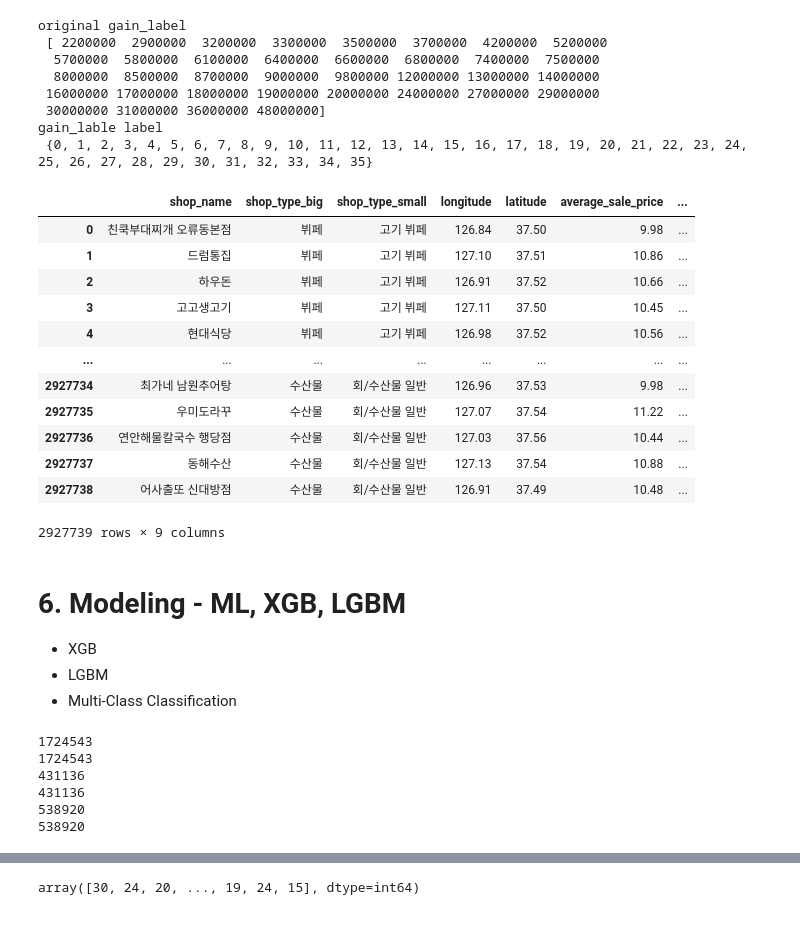
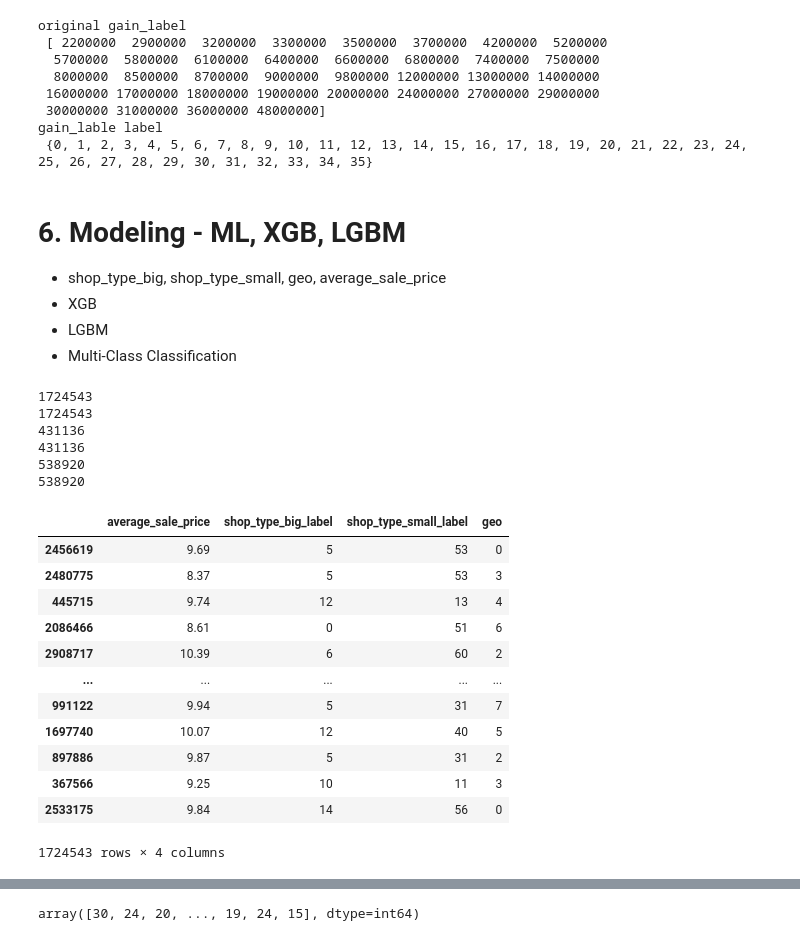
Before and after one commit to iDolphin99/Commerical_data_analysis, a Jupyter notebook: dolphin/baseline_classification_big_NLP.ipynb, the cells around one changed output, grey strips where cells are left out. Saved outputs shown, nothing was run; the diff lists cells and outputs as text; code cells hidden in the pictures.

```diff
--- a/dolphin/baseline_classification_big_NLP.ipynb
+++ b/dolphin/baseline_classification_big_NLP.ipynb
@@ -232,13 +214,10 @@ Text(0.5, 1.0, 'k-mean')
 # %%
-# average_sale_price -> skewed feature
-# log정규화
+# average_sale_price -> skewed data
+# log transfromation
 from sklearn.preprocessing import MinMaxScaler, RobustScaler, StandardScaler, Normalizer
 
 scale_cols = ['average_sale_price']
-
-for c in scale_cols :
-    scaled_data = pd.DataFrame(np.log1p(processed_data[c]))
-    processed_data[c] = scaled_data
+processed_data[scale_cols] = processed_data[scale_cols].apply(lambda x : np.log1p(x))
 
 processed_data
 # %% [output]
@@ -448,20 +380,23 @@ print(price_list)
 
 - 모든 업종이 중간값 보다 편차가 너무 커서 폐기
 # %%
+group_big_gain = labeled_data[['shop_type_big_label','monthly_gain']].groupby('shop_type_big_label')
+df_group_big_gain = group_big_gain.describe().droplevel(axis=1,level=0)
+
 min_dict = df_group_big_gain['min'].to_dict()
 mean_dict = df_group_big_gain['mean'].to_dict()
 max_dict = df_group_big_gain['max'].to_dict()
 std_dict = df_group_big_gain['std'].to_dict()
 
+price_dict = []
 def labeling(x) :
-    price_dict = []
     for i in range(0, 15) :
         max_price = mean_dict[i] + std_dict[i]
         if mean_dict[i]-std_dict[i] <= 0 : min_price = 0
         else : min_price = mean_dict[i] - std_dict[i]
 
         if x <= min  : return min/2
-        elif x>= max : return
+        elif x >= max : return
     return i
 
 print(price_dict)
@@ -706,22 +672,6 @@ original gain_label
  30000000 31000000 36000000 48000000]
 gain_lable label
  {0, 1, 2, 3, 4, 5, 6, 7, 8, 9, 10, 11, 12, 13, 14, 15, 16, 17, 18, 19, 20, 21, 22, 23, 24, 25, 26, 27, 28, 29, 30, 31, 32, 33, 34, 35}
-# %%
-input_data_X
-# %% [output]
-|  | shop_name | shop_type_big | shop_type_small | longitude | latitude | average_sale_price | ... |
-| 0 | 친쿡부대찌개 오류동본점 | 뷔페 | 고기 뷔페 | 126.84 | 37.50 | 9.98 | ... |
-| 1 | 드럼통집 | 뷔페 | 고기 뷔페 | 127.10 | 37.51 | 10.86 | ... |
-| 2 | 하우돈 | 뷔페 | 고기 뷔페 | 126.91 | 37.52 | 10.66 | ... |
-| 3 | 고고생고기 | 뷔페 | 고기 뷔페 | 127.11 | 37.50 | 10.45 | ... |
-| 4 | 현대식당 | 뷔페 | 고기 뷔페 | 126.98 | 37.52 | 10.56 | ... |
-| ... | ... | ... | ... | ... | ... | ... | ... |
-| 2927734 | 최가네 남원추어탕 | 수산물 | 회/수산물 일반 | 126.96 | 37.53 | 9.98 | ... |
-| 2927735 | 우미도라꾸 | 수산물 | 회/수산물 일반 | 127.07 | 37.54 | 11.22 | ... |
-| 2927736 | 연안해물칼국수 행당점 | 수산물 | 회/수산물 일반 | 127.03 | 37.56 | 10.44 | ... |
-| 2927737 | 동해수산 | 수산물 | 회/수산물 일반 | 127.13 | 37.54 | 10.88 | ... |
-| 2927738 | 어사출또 신대방점 | 수산물 | 회/수산물 일반 | 126.91 | 37.49 | 10.48 | ... |
-2927739 rows × 9 columns
 # %%
 # train/ test data 로 split
 tr_val_X, test_X, tr_val_y, test_y = train_test_split(
@@ -744,14 +694,15 @@ train_X, valid_X, train_y, valid_y = train_test_split(
 )
 # %% [markdown]
 # 6. Modeling - ML, XGB, LGBM
+- shop_type_big, shop_type_small, geo, average_sale_price
 - XGB
 - LGBM
 - Multi-Class Classification
 # %%
 # ml용 data에는 _ml을 붙여줍니다
-train_X_ml = train_X.drop('shop_name', axis=1).copy()
-valid_X_ml = valid_X.drop('shop_name', axis=1).copy()
-test_X_ml = test_X.drop('shop_name', axis=1).copy()
+train_X_ml = train_X.drop(['shop_name', 'shop_type_big', 'shop_type_small', 'longitude', 'latitude', 'concat_text'], axis=1).copy()
+valid_X_ml = valid_X.drop(['shop_name', 'shop_type_big', 'shop_type_small', 'longitude', 'latitude', 'concat_text'], axis=1).copy()
+test_X_ml = test_X.drop(['shop_name', 'shop_type_big', 'shop_type_small', 'longitude', 'latitude', 'concat_text'], axis=1).copy()
 
 print(len(train_X))
 print(len(train_X_ml))
@@ -766,6 +717,22 @@ print(len(test_X_ml))
 431136
 538920
 538920
+# %%
+train_X_ml
+# %% [output]
+|  | average_sale_price | shop_type_big_label | shop_type_small_label | geo |
+| 2456619 | 9.69 | 5 | 53 | 0 |
+| 2480775 | 8.37 | 5 | 53 | 3 |
+| 445715 | 9.74 | 12 | 13 | 4 |
+| 2086466 | 8.61 | 0 | 51 | 6 |
+| 2908717 | 10.39 | 6 | 60 | 2 |
+| ... | ... | ... | ... | ... |
+| 991122 | 9.94 | 5 | 31 | 7 |
+| 1697740 | 10.07 | 12 | 40 | 5 |
+| 897886 | 9.87 | 5 | 31 | 2 |
+| 367566 | 9.25 | 10 | 11 | 3 |
+| 2533175 | 9.84 | 14 | 56 | 0 |
+1724543 rows × 4 columns
 # %%
 from lightgbm import LGBMClassifier
 from lightgbm import plot_importance
```
Also changed, not shown: parts of 41 cells of this notebook.
